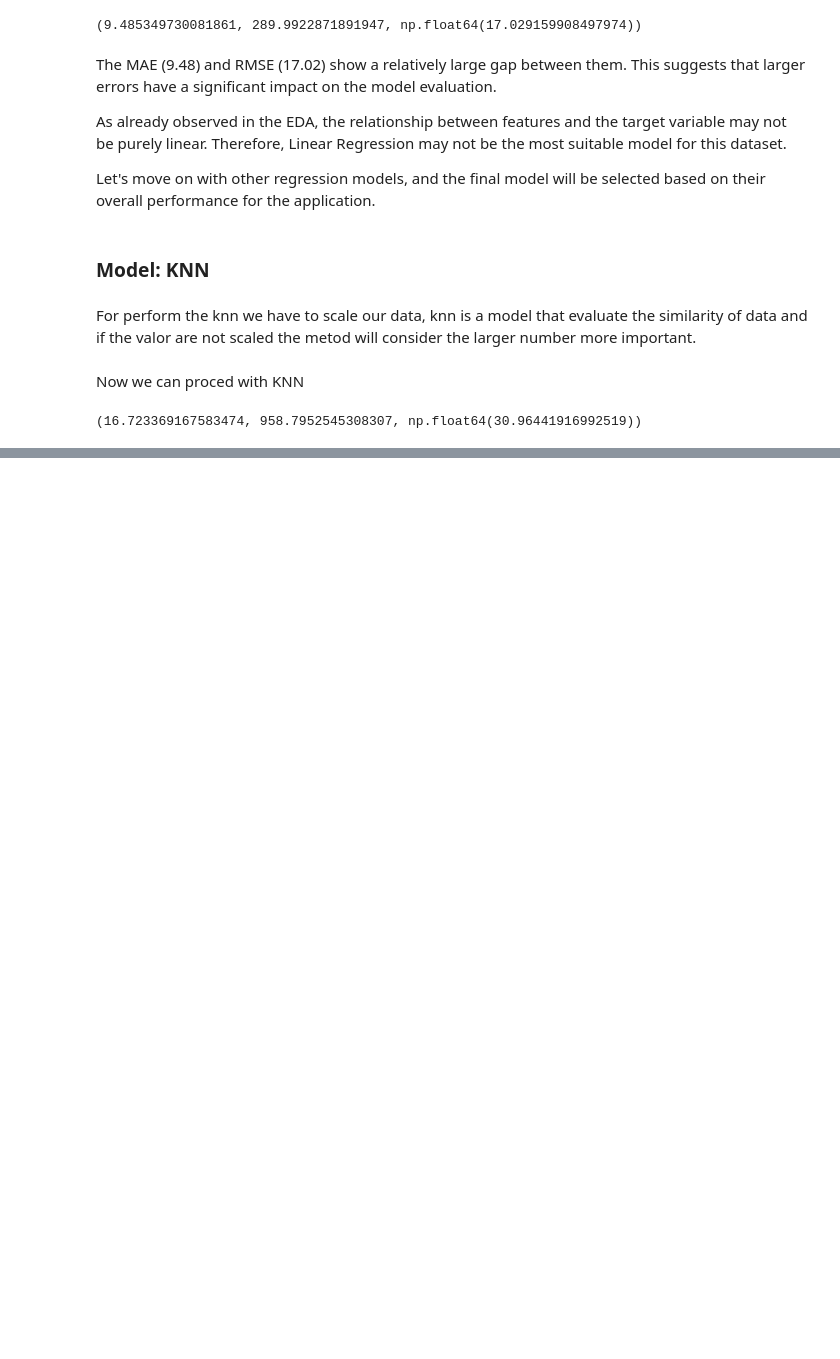
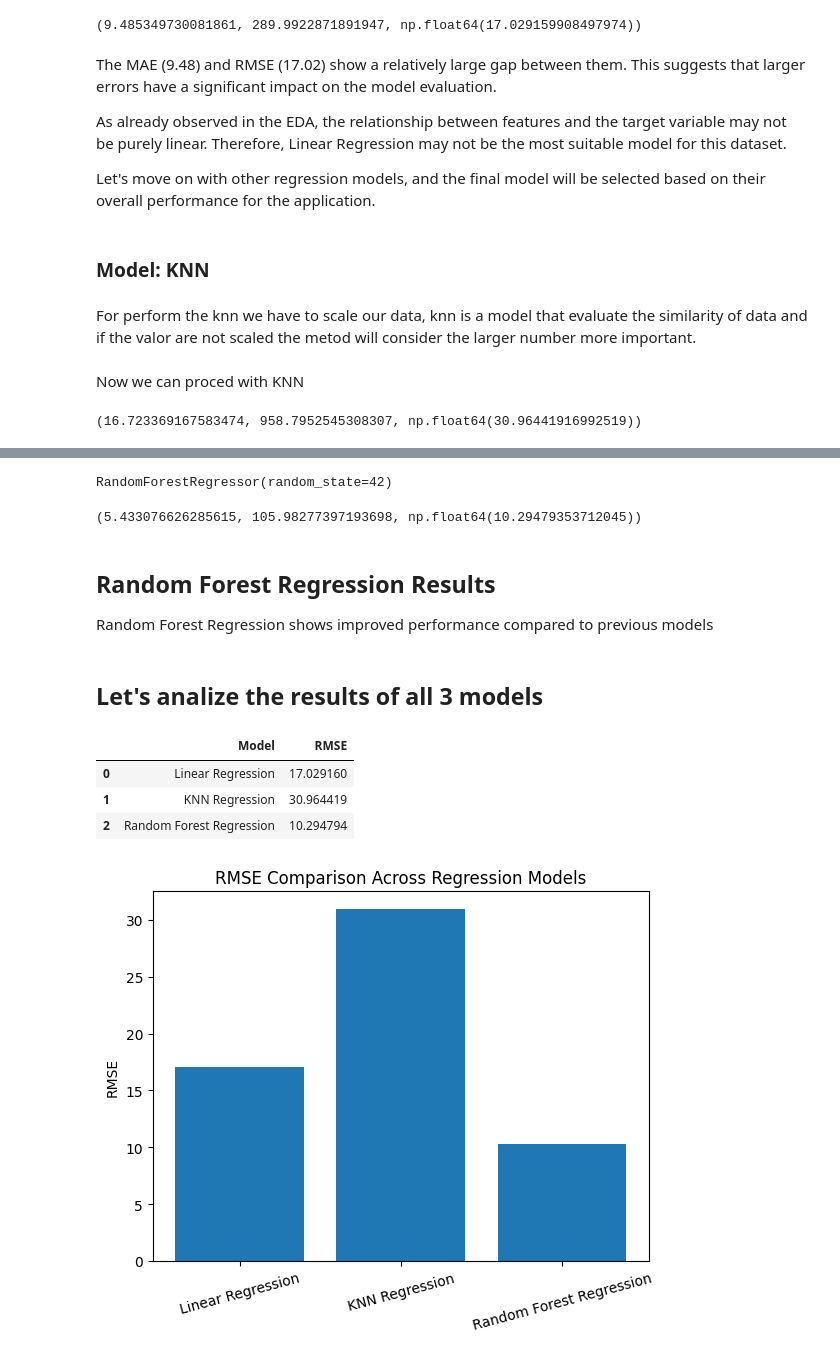
Before and after one commit to Aleex87/taxi_prediction_fullstack_alessandro, a Jupyter notebook: src/taxipred/model_development/model_dev.ipynb, the cells around one changed output, grey strips where cells are left out. Drawn from its saved outputs; the diff is of its cells as text; code cells hidden in the pictures; blank space fills up the shorter version.

Commit message:
random forest model done

```diff
--- a/src/taxipred/model_development/model_dev.ipynb
+++ b/src/taxipred/model_development/model_dev.ipynb
@@ -200,0 +213,53 @@ We will move on with the Random forest regression and we will see if it will be
+# %%
+rf_reg.fit(X_train, y_train)
+# %% [output]
+RandomForestRegressor(random_state=42)
+# %%
+y_pred_rf = rf_reg.predict(X_test)
+# %%
+mae_rf = mean_absolute_error(y_test , y_pred_rf)
+mse_rf = mean_squared_error(y_test , y_pred_rf)
+rmse_rf = np.sqrt(mse_rf)
+
+mae_rf, mse_rf, rmse_rf
+# %% [output]
+(5.433076626285615, 105.98277397193698, np.float64(10.29479353712045))
+# %% [markdown]
+## Random Forest Regression Results
+
+Random Forest Regression shows improved performance compared to previous models
+# %% [markdown]
+## Let's analize the results of all 3 models
+# %%
+import pandas as pd
+
+results_df = pd.DataFrame({
+    "Model": [
+        "Linear Regression",
+        "KNN Regression",
+        "Random Forest Regression"
+    ],
+    "RMSE": [
+        rmse_lr,
+        rmse_knn,
+        rmse_rf
+    ]
+})
+
+results_df
+# %% [output]
+|  | Model | RMSE |
+| 0 | Linear Regression | 17.029160 |
+| 1 | KNN Regression | 30.964419 |
+| 2 | Random Forest Regression | 10.294794 |
+# %%
+import matplotlib.pyplot as plt
+
+plt.figure()
+plt.bar(results_df["Model"], results_df["RMSE"])
+plt.ylabel("RMSE")
+plt.title("RMSE Comparison Across Regression Models")
+plt.xticks(rotation=15)
+plt.show()
+# %% [output]
+[figure, added]
```
Also changed, not shown: parts of 5 cells of this notebook.
